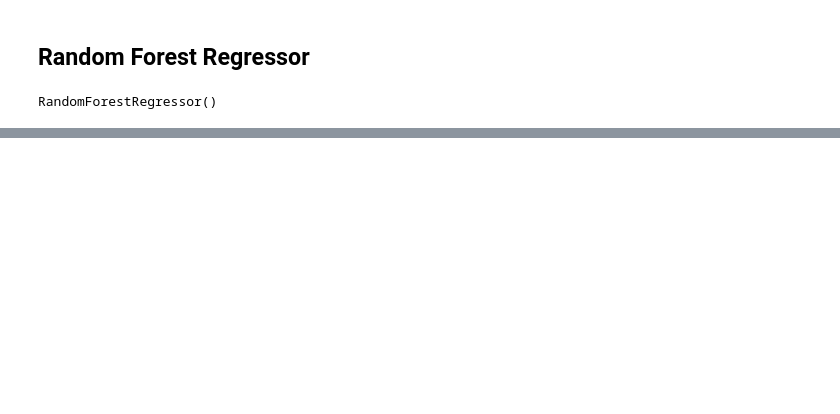
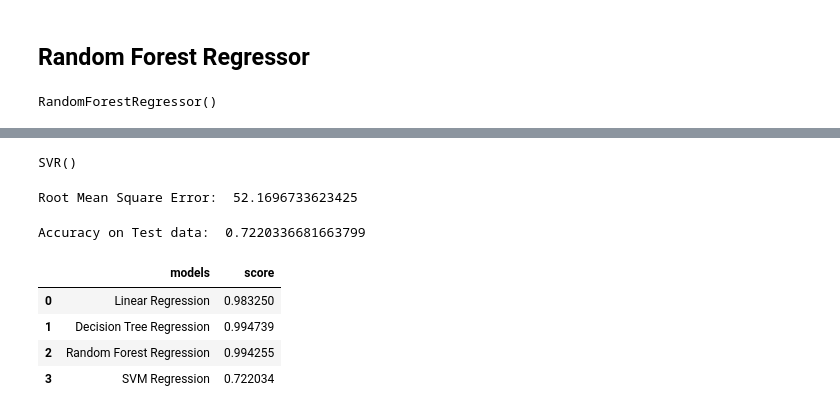
Before and after one commit to mohsin-88069/AU_ML_Air_Quality, a Jupyter notebook: Rabindra_Notebook.ipynb, the cells around one changed output, grey strips where cells are left out. Drawn from its saved outputs; the diff is of its cells as text; code cells hidden in the pictures; blank space fills up the shorter version.

```diff
--- a/Rabindra_Notebook.ipynb
+++ b/Rabindra_Notebook.ipynb
@@ -706,3 +711,4 @@ Root Mean Square Error:  12.826015556900758
 # %%
 print("Accuracy on Test data: ", rf.score(X_test, y_test))
+scores.append(rf.score(X_test, y_test))
 # %% [output]
@@ -709,0 +718,6 @@ Accuracy on Test data:  0.9942229728552664
+# %%
+from sklearn.svm import SVR
+svr = SVR()
+svr.fit(X_train, y_train)
+# %% [output]
+SVR()
@@ -709,0 +726,9 @@ Accuracy on Test data:  0.9942229728552664
+# %%
+print("Root Mean Square Error: ", np.sqrt(mean_squared_error(y_test, y_pred_4)))
+# %% [output]
+Root Mean Square Error:  52.1696733623425
+# %%
+print("Accuracy on Test data: ", svr.score(X_test, y_test))
+scores.append(svr.score(X_test, y_test))
+# %% [output]
+Accuracy on Test data:  0.7220336681663799
@@ -709,0 +740,11 @@ Accuracy on Test data:  0.9942229728552664
+# %%
+df_stat = pd.DataFrame()
+df_stat['models'] = names
+df_stat['score'] = scores
+df_stat
+# %% [output]
+|  | models | score |
+| 0 | Linear Regression | 0.983250 |
+| 1 | Decision Tree Regression | 0.994739 |
+| 2 | Random Forest Regression | 0.994255 |
+| 3 | SVM Regression | 0.722034 |
```
Also changed, not shown: parts of 36 cells of this notebook.
